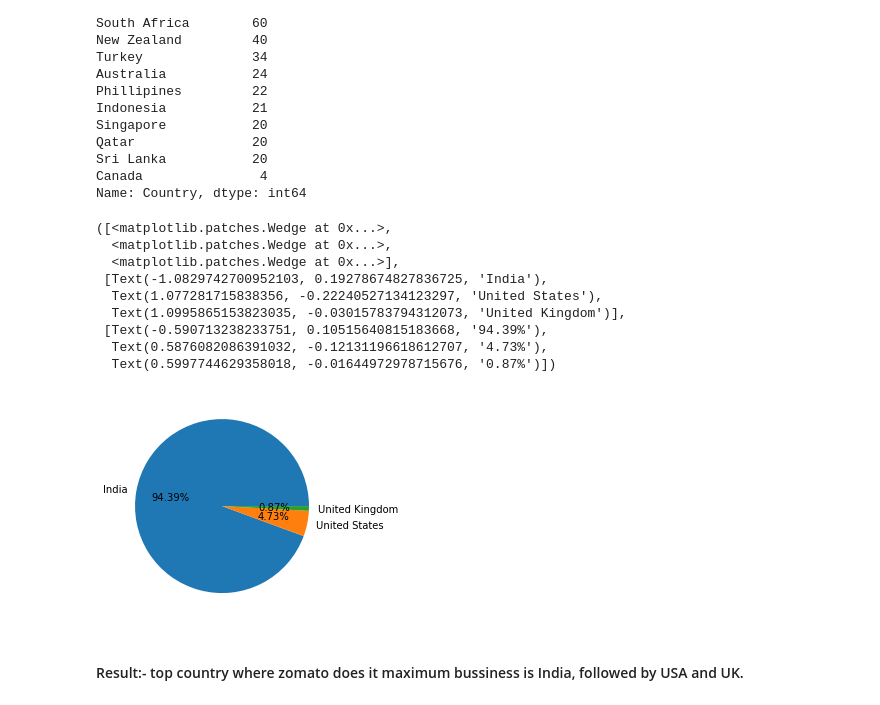
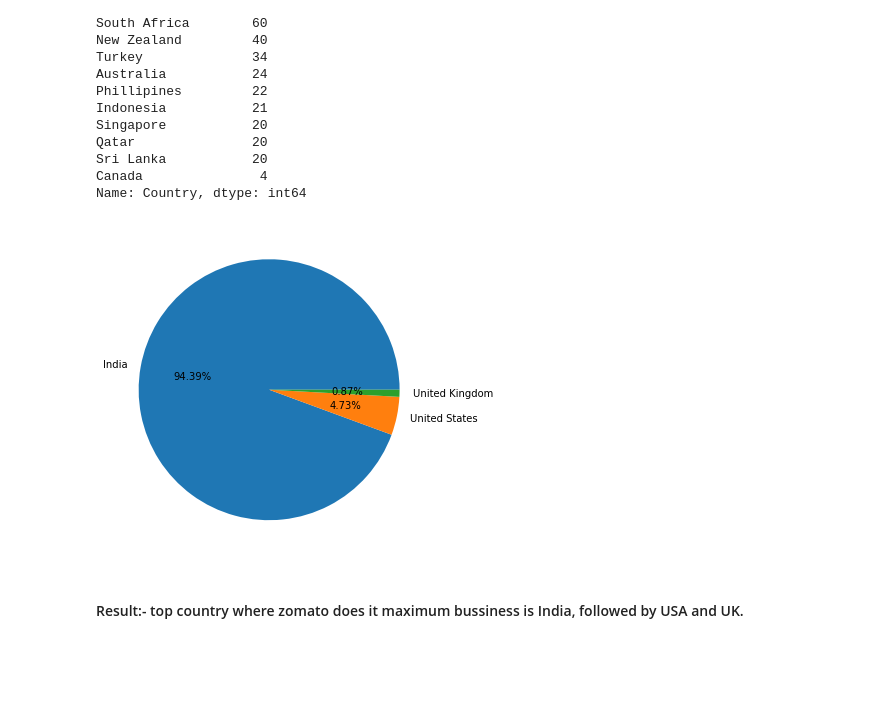
Before and after one commit to ammanverma/git_files, a Jupyter notebook: zomato_EDA.ipynb, the cells around one changed output. Cells and saved outputs as stored; diff of their text form; code cells hidden in the pictures; blank space fills up the shorter version.

```diff
--- a/zomato_EDA.ipynb
+++ b/zomato_EDA.ipynb
@@ -167,18 +167,9 @@ country_val=final.Country.value_counts().values ## to get only the values of eac
 # %%
 ## pie chart (top 3 countries that uses zomato)
 
-plt.pie(country_val[:3],labels=country_names[:3],autopct='%1.2f%%') ##without slicing,it was conjusted,since all countries came.
+country=plt.pie(country_val[:3],labels=country_names[:3],autopct='%1.2f%%') ##without slicing,it was conjusted,since all countries came.
 # %% [output]
-([<matplotlib.patches.Wedge at 0x...>,
-  <matplotlib.patches.Wedge at 0x...>,
-  <matplotlib.patches.Wedge at 0x...>],
- [Text(-1.0829742700952103, 0.19278674827836725, 'India'),
-  Text(1.077281715838356, -0.22240527134123297, 'United States'),
-  Text(1.0995865153823035, -0.03015783794312073, 'United Kingdom')],
- [Text(-0.590713238233751, 0.10515640815183668, '94.39%'),
-  Text(0.5876082086391032, -0.12131196618612707, '4.73%'),
-  Text(0.5997744629358018, -0.01644972978715676, '0.87%')])
-[figure, old version]
+[figure, new version]
 # %% [markdown]
 #### Result:- top country where zomato does it maximum bussiness is India, followed by USA and UK.
 # %%
```
Also changed, not shown: parts of 23 cells of this notebook.
